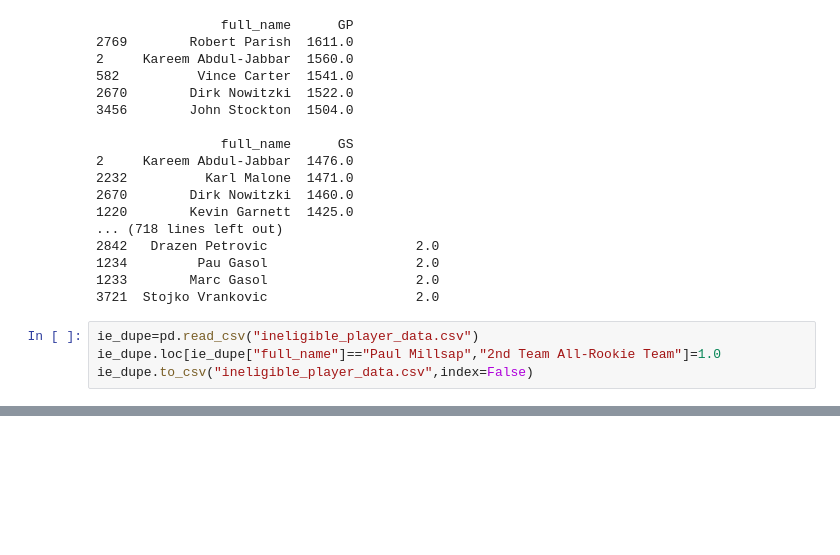
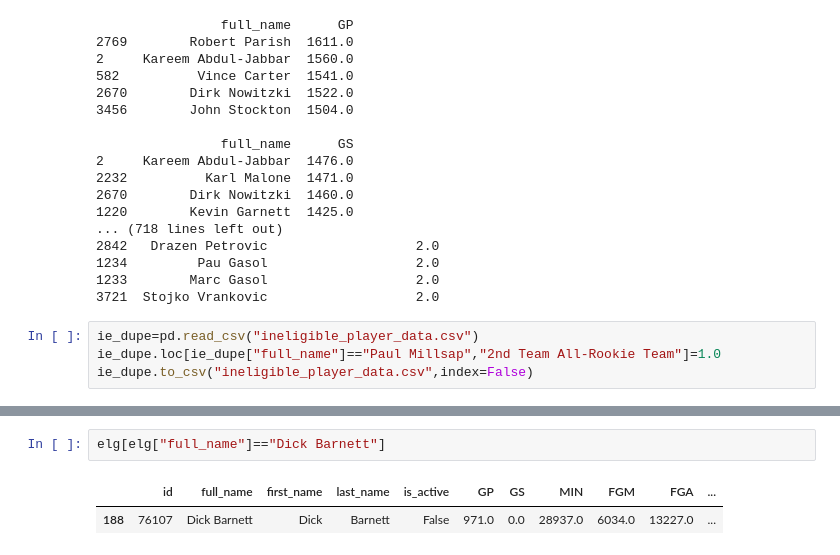
Before and after one commit to bharthun7/nba-hof-predictor, a Jupyter notebook: model-tester.ipynb, the cells around one changed output, grey strips where cells are left out. Cells and saved outputs as stored; diff of their text form; blank space fills up the shorter version.

```diff
--- a/model-tester.ipynb
+++ b/model-tester.ipynb
@@ -128,0 +149,5 @@ ie_dupe.to_csv("ineligible_player_data.csv",index=False)
+# %%
+elg[elg["full_name"]=="Dick Barnett"]
+# %% [output]
+|  | id | full_name | first_name | last_name | is_active | GP | GS | MIN | FGM | FGA | ... |
+| 188 | 76107 | Dick Barnett | Dick | Barnett | False | 971.0 | 0.0 | 28937.0 | 6034.0 | 13227.0 | ... |
```
Also changed, not shown: parts of 9 cells of this notebook, 1 other file.
